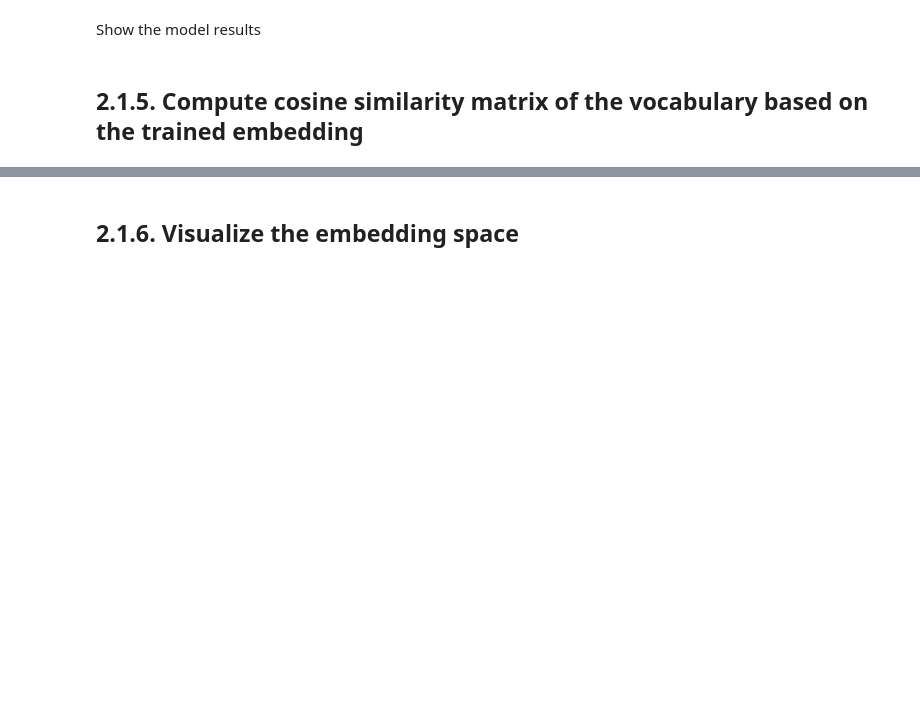
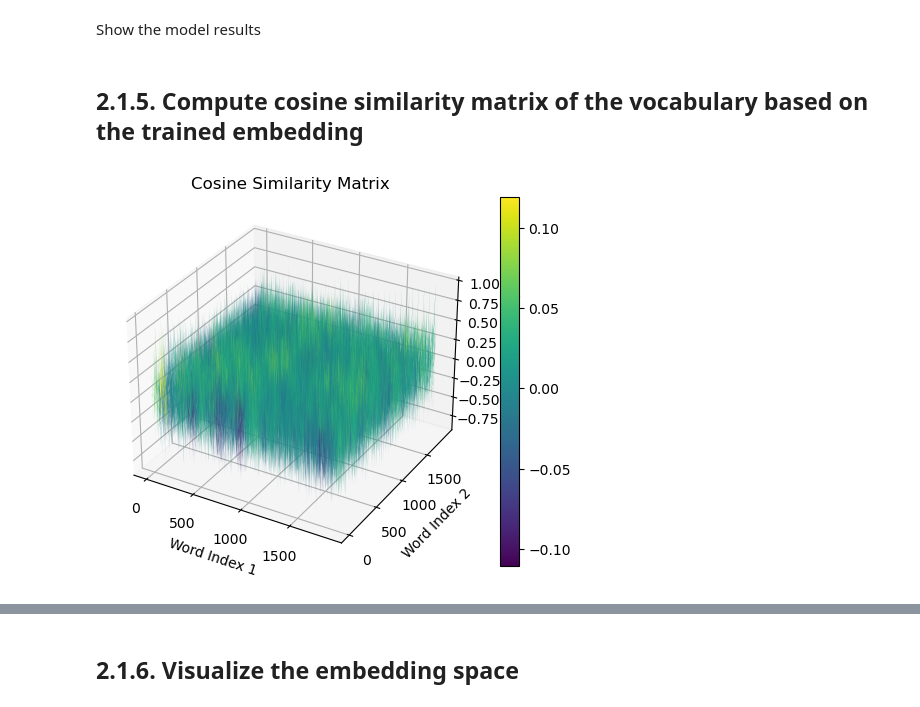
Before and after one commit to CarlosVegadeAlba/Deep_Learning, a Jupyter notebook: Assigment_3/inf265_v24_project03_data/Assigment_3.ipynb, the cells around one changed output, grey strips where cells are left out. Saved outputs shown, nothing was run; the diff lists cells and outputs as text; code cells hidden in the pictures; blank space fills up the shorter version.

```diff
--- a/Assigment_3/inf265_v24_project03_data/Assigment_3.ipynb
+++ b/Assigment_3/inf265_v24_project03_data/Assigment_3.ipynb
@@ -697,4 +758,30 @@ else:
     torch.save(sim_matrix , PATH_GENERATED + SIM_MATRIX_PATH)
+# %%
+# Assuming `sim_matrix` is already loaded or computed
+x = np.arange(0, sim_matrix.shape[0], 1)
+y = np.arange(0, sim_matrix.shape[1], 1)
+X, Y = np.meshgrid(x, y)  # Create a mesh grid for x, y coordinates
+Z = sim_matrix  # The similarity values become the z-coordinates
+
+fig = plt.figure()
+ax = fig.add_subplot(111, projection='3d')  # Create a 3D plotting axis
+
+# Plot a surface
+surface = ax.plot_surface(X, Y, Z, cmap='viridis')  # Use a color map of your choice
+
+# Add labels and title
+ax.set_xlabel('Word Index 1')
+ax.set_ylabel('Word Index 2')
+ax.set_zlabel('Cosine Similarity')
+ax.set_title('Cosine Similarity Matrix')
+
+# Add a color bar to show the similarity scale
+fig.colorbar(surface)
+
+# Show the plot
+plt.show()
+# %% [output]
+[figure, added]
 # %%
 testing_words = ["me", "white", "man", "have", "be", "child", "yes", "what", 'am']
 vocab_stoi = vocab.get_stoi()
```
Also changed, not shown: parts of 33 cells of this notebook, 1 other file.
